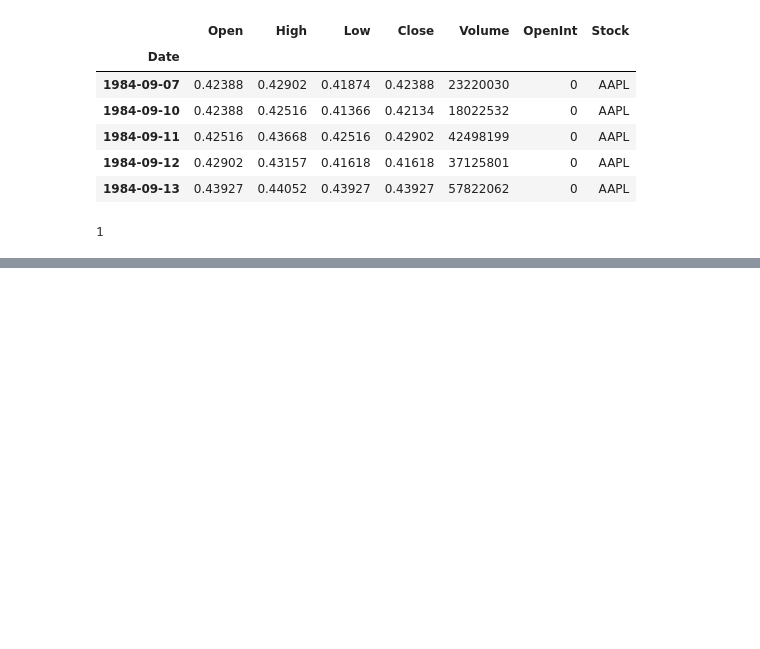
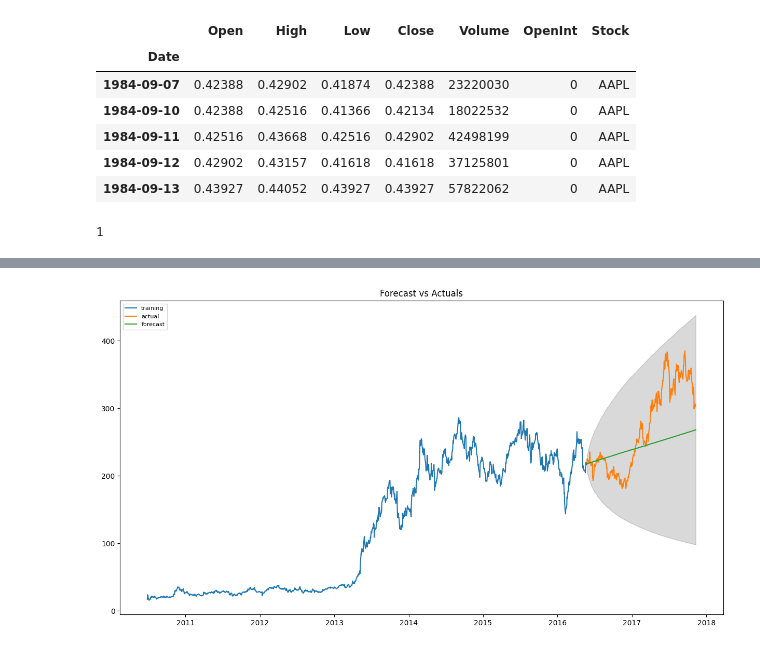
Before and after one commit to DaiVo20/Stock-Price-Prediction, a Jupyter notebook: ARIMA.ipynb, the cells around one changed output, grey strips where cells are left out. Cells and saved outputs as stored; diff of their text form; code cells hidden in the pictures; blank space fills up the shorter version.

```diff
--- a/ARIMA.ipynb
+++ b/ARIMA.ipynb
@@ -187,0 +240,4 @@ RMSE(TSLA_Model,TSLA_train,TSLA_test)
+# %%
+Forecast_Plot(TSLA_Model,TSLA_train,TSLA_test)
+# %% [output]
+[figure, added]
```
Also changed, not shown: parts of 30 cells of this notebook.
